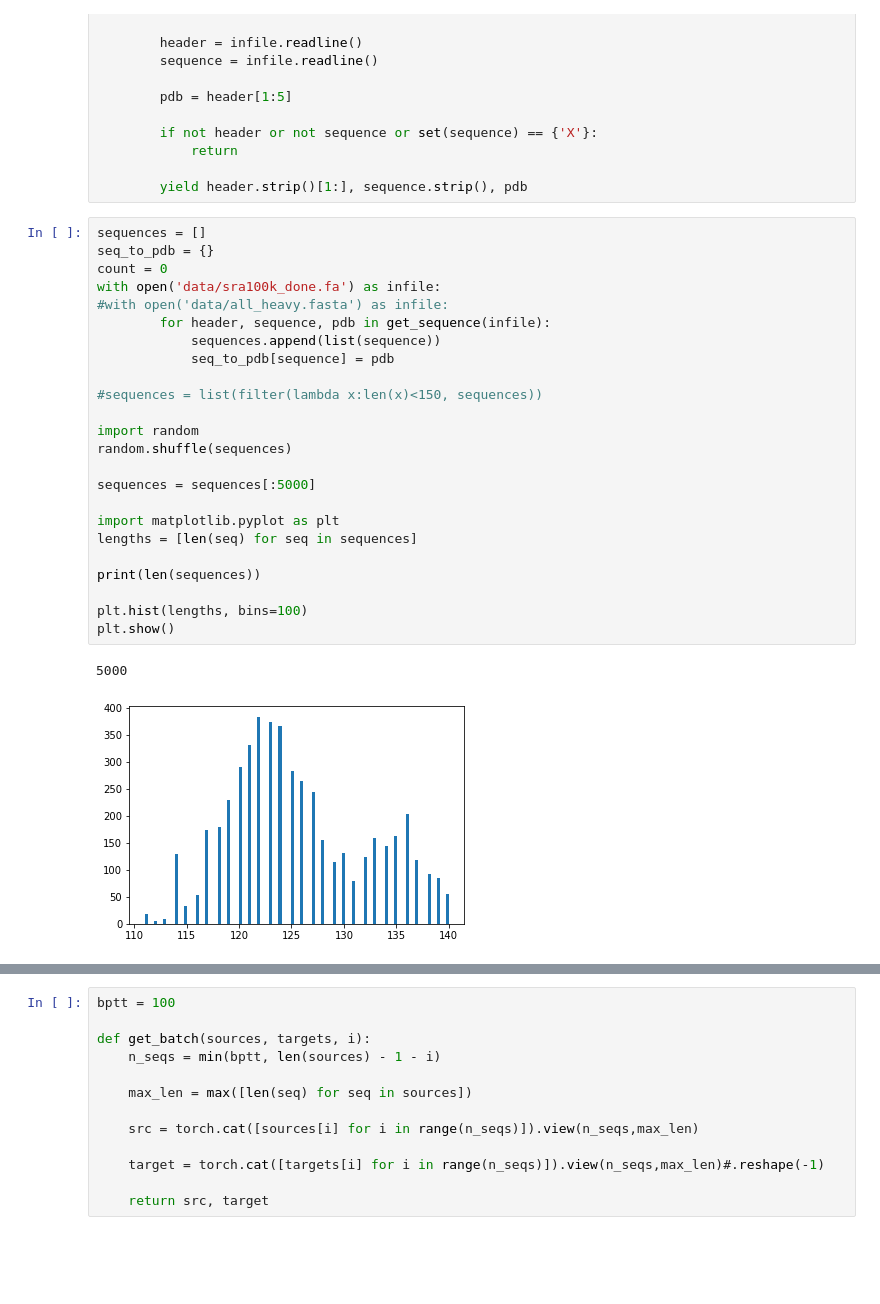
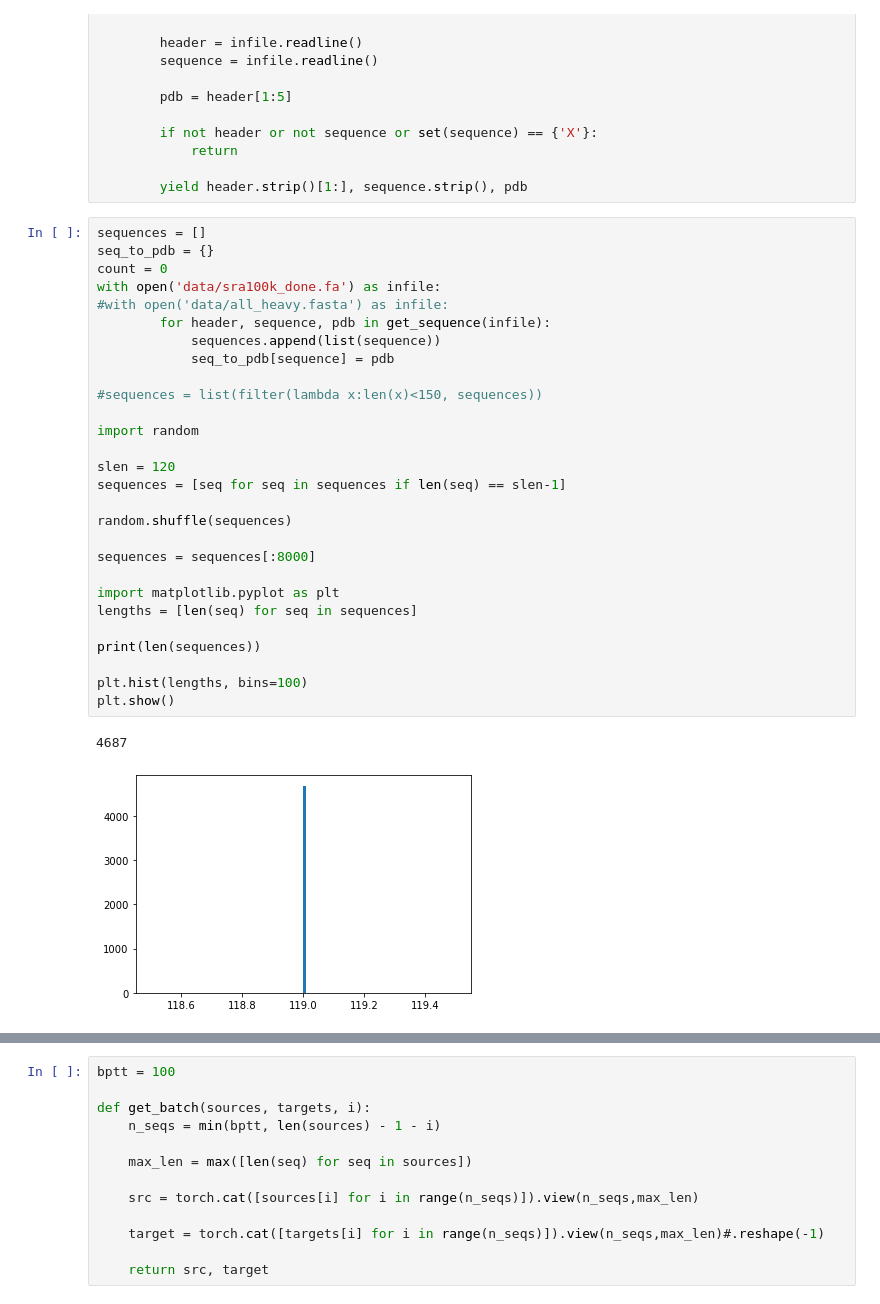
Before and after one commit to claradrachmann/deep_project, a Jupyter notebook: project2_decoder.ipynb, the cells around one changed output, grey strips where cells are left out. Saved outputs shown, nothing was run; the diff lists cells and outputs as text; blank space fills up the shorter version.

```diff
--- a/project2_decoder.ipynb
+++ b/project2_decoder.ipynb
@@ -24,30 +24,34 @@ def get_sequence(infile):
 # %%
 sequences = []
 seq_to_pdb = {}
 count = 0
 with open('data/sra100k_done.fa') as infile:
 #with open('data/all_heavy.fasta') as infile:
         for header, sequence, pdb in get_sequence(infile):
             sequences.append(list(sequence))
             seq_to_pdb[sequence] = pdb
 
 #sequences = list(filter(lambda x:len(x)<150, sequences))
 
 import random
+
+slen = 120
+sequences = [seq for seq in sequences if len(seq) == slen-1]
+
 random.shuffle(sequences)
 
-sequences = sequences[:5000]
+sequences = sequences[:8000]
 
 import matplotlib.pyplot as plt
 lengths = [len(seq) for seq in sequences]
 
 print(len(sequences))
 
 plt.hist(lengths, bins=100)
 plt.show()
 # %% [output]
-5000
+4687
-[figure, old version]
+[figure, new version]
 # %%
 from torch.utils import data
 from random import shuffle
```
Also changed, not shown: parts of 19 cells of this notebook, 2 other files.
